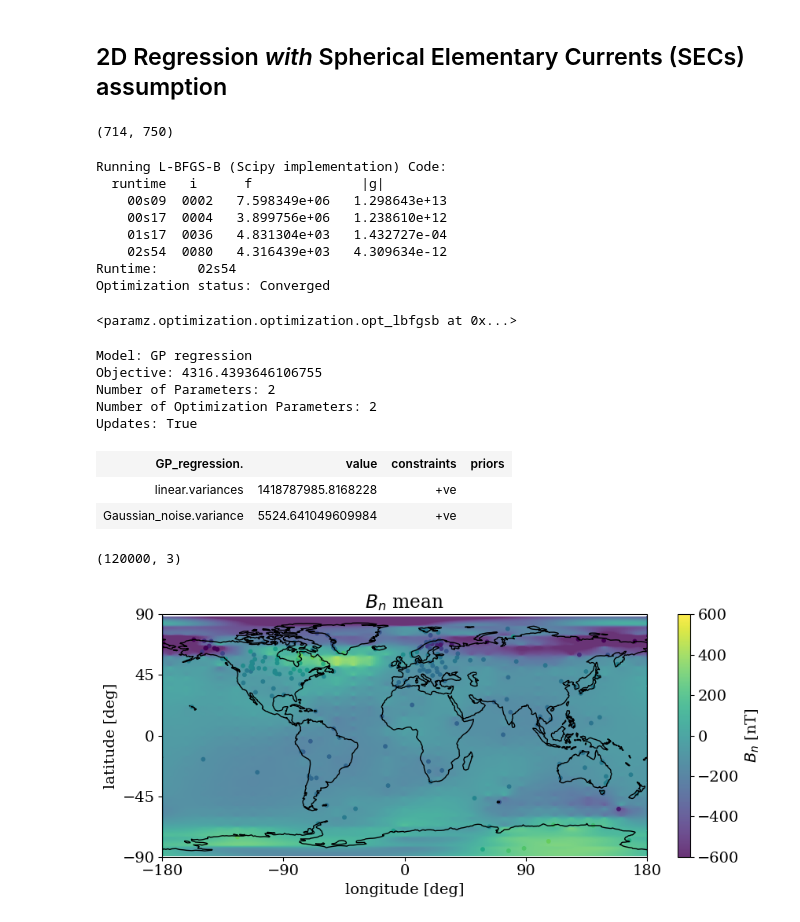
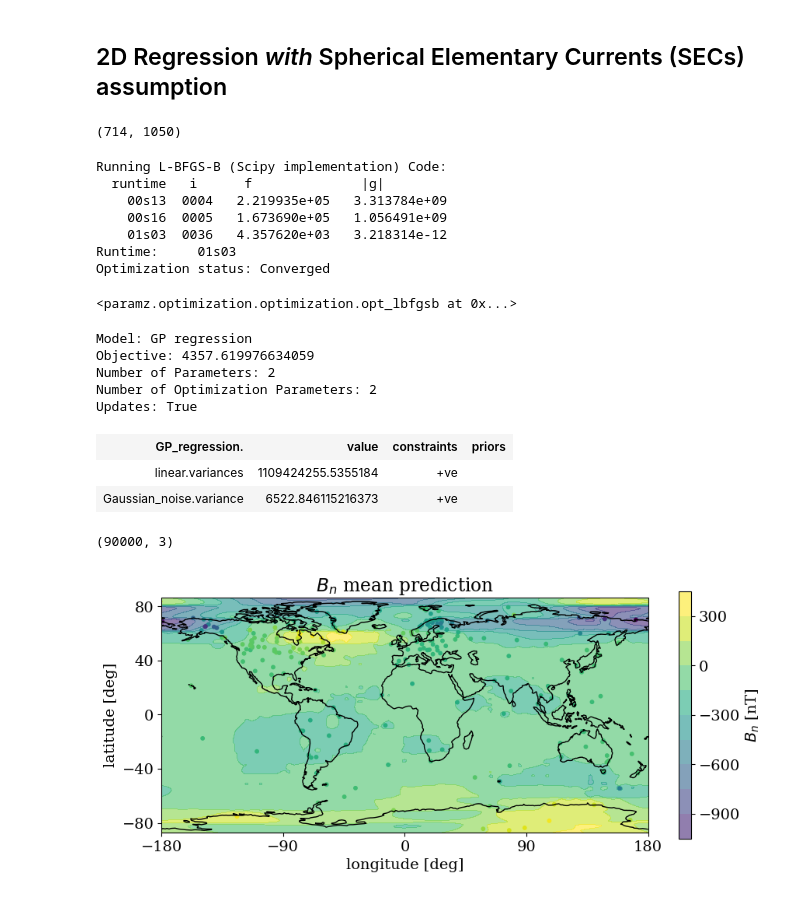
Before and after one commit to FrontierDevelopmentLab/2024-HL-GeoCL, a Jupyter notebook: src/GP/gaussian_process_tutorial_superMAG.ipynb, the cells around one changed output. Cells and saved outputs as stored; diff of their text form; code cells hidden in the pictures.

```diff
--- a/src/GP/gaussian_process_tutorial_superMAG.ipynb
+++ b/src/GP/gaussian_process_tutorial_superMAG.ipynb
@@ -326,9 +325,18 @@ plt.savefig("figures/rbf_error_ell_" + str(ell) + ".png", dpi=600)
 R_earth = 6371  # in km
 R_ionosphere = R_earth + 100  # in km
+# %%
+N_theta = 30
+sin_dt = np.abs(np.sin(np.linspace(-np.pi/2, np.pi/2, N_theta-1)))
+dt_sphere = 180/np.sum(sin_dt)  * sin_dt
+# %%
+theta_vec = np.zeros(N_theta)
+theta_vec[0] = -90
+for ii in range(1, len(dt_sphere) + 1):
+    theta_vec[ii] = theta_vec[ii-1] + dt_sphere[ii-1]
 # %%
 # specify the secs grid
-lat_sec, lon_sec, r_sec = np.meshgrid(np.linspace(-90, 89, 25),  # in deg [-90, 90]
-                          np.linspace(0, 359, 30),  # in deg [0, 360]
+lat_sec, lon_sec, r_sec = np.meshgrid(theta_vec,  # in deg [-90, 90]
+                          np.linspace(0, 359, 35),  # in deg [0, 360]
                           R_ionosphere,  # in km
                           indexing='ij')
 
@@ -345,43 +353,43 @@ B_obs = np.reshape(B_obs, (len(B_obs), 1))
 T_mat = T_df(obs_loc=obs_lat_lon_r, sec_loc=secs_lat_lon_r)
 np.shape(T_mat)
 # %% [output]
-(714, 750)
+(714, 1050)
 # %%
 # setup kernel + its hyperparameters
 kernel = GPy.kern.Linear(input_dim=np.shape(T_mat)[1], variances=1)
 # %%
 # create simple GP model
 m = GPy.models.GPRegression(T_mat, B_obs,kernel)
+# restrict the Gaussian noise to something reasonable
+# m.Gaussian_noise.constrain_bounded(0, 100)
 # optimize
-#m.Gaussian_noise.constrain_bounded(1, 300)
 m.optimize(messages=True, max_f_eval = 100)
 # %% [output]
 Running L-BFGS-B (Scipy implementation) Code:
   runtime   i      f              |g|
-    00s09  0002   7.598349e+06   1.298643e+13
-    00s17  0004   3.899756e+06   1.238610e+12
-    01s17  0036   4.831304e+03   1.432727e-04
-    02s54  0080   4.316439e+03   4.309634e-12
-Runtime:     02s54
+    00s13  0004   2.219935e+05   3.313784e+09
+    00s16  0005   1.673690e+05   1.056491e+09
+    01s03  0036   4.357620e+03   3.218314e-12
+Runtime:     01s03
 Optimization status: Converged
 <paramz.optimization.optimization.opt_lbfgsb at 0x...>
 # %%
 m
 # %% [output]
 Model: GP regression
-Objective: 4316.4393646106755
+Objective: 4357.619976634059
 Number of Parameters: 2
 Number of Optimization Parameters: 2
 Updates: True
 | GP_regression. | value | constraints | priors |
-| linear.variances | 1418787985.8168228 | +ve |  |
-| Gaussian_noise.variance | 5524.641049609984 | +ve |  |
+| linear.variances | 1109424255.5355184 | +ve |  |
+| Gaussian_noise.variance | 6522.846115216373 | +ve |  |
 # %%
 # create prediction points
 n_lat = 300
-n_lon = 400
-lat_pred, lon_pred, r_pred = np.meshgrid(np.linspace(-89, 89, n_lat, endpoint=False),
-                          np.linspace(0, 360, n_lon, endpoint=False),
+n_lon = 300
+lat_pred, lon_pred, r_pred = np.meshgrid(np.linspace(-87, 87, n_lat, endpoint=False),
+                          np.linspace(0, 360, n_lon, endpoint=True),
                           R_earth,
                           indexing='ij')
 
@@ -390,36 +398,38 @@ pred_lat_lon_r = np.vstack((np.ndarray.flatten(lat_pred),
                             np.ndarray.flatten(r_pred))).T
 pred_lat_lon_r.shape
 # %% [output]
-(120000, 3)
+(90000, 3)
 # %%
 # predict
 A, B = m.predict(Xnew=T_df(obs_loc=pred_lat_lon_r, sec_loc=secs_lat_lon_r))
 # %%
 fig = plt.figure(figsize=(9, 4))
 ax = fig.add_subplot(1, 1, 1, projection=ccrs.PlateCarree())
 
 ax.coastlines()
-pos = ax.pcolormesh(lon_pred[:, :, 0], lat_pred[:, :, 0], np.reshape(A[:n_lat*n_lon], (n_lat, n_lon), "C"), alpha=0.8,
-                    transform=ccrs.PlateCarree(), vmin=-600, vmax=600)
-plt.scatter(geo_lon, geo_lat, c=data_Bn, s=10, cmap='viridis', vmin=-600, vmax=600, transform=ccrs.PlateCarree())
+pos = ax.contourf(lon_pred[:, :, 0], lat_pred[:, :, 0], np.reshape(A[:n_lat*n_lon], (n_lat, n_lon), "C"),
+                  alpha=0.6,
+                  transform=ccrs.PlateCarree(),
+                  vmin=np.min(data_Bn),
+                  vmax=np.max(data_Bn),
+                  levels=10)
+plt.scatter(geo_lon, geo_lat, c=data_Bn, s=10, cmap='viridis', transform=ccrs.PlateCarree())
 
 
 cbar = fig.colorbar(pos)
 cbar.ax.set_ylabel("$B_{n}$ [nT]", rotation=90)
 ax.set_xticks([-180, -90, 0, 90, 180])
-ax.set_yticks([-90, -45, 0, 45, 90])
-ax.set_title("$B_{n}$ mean")
-#ax.set_xlim(-180, 180)
-#ax.set_ylim(-90, 90)
+ax.set_yticks([-80, -40, 0, 40, 80])
+ax.set_title("$B_{n}$ mean prediction")
 ax.set_xlabel("longitude [deg]")
 ax.set_ylabel("latitude [deg]")
 ax.spines['right'].set_visible(False)
 ax.spines['top'].set_visible(False)
 plt.tight_layout()
 
 plt.savefig("figures/mean_sec_linear.png", bbox_inches='tight', dpi=600)
 # %% [output]
-[figure, old version]
+[figure, new version]
 # %%
 fig = plt.figure(figsize=(9, 4))
 ax = fig.add_subplot(1, 1, 1, projection=ccrs.PlateCarree())
```
Also changed, not shown: parts of 3 cells of this notebook, 3 other files.
